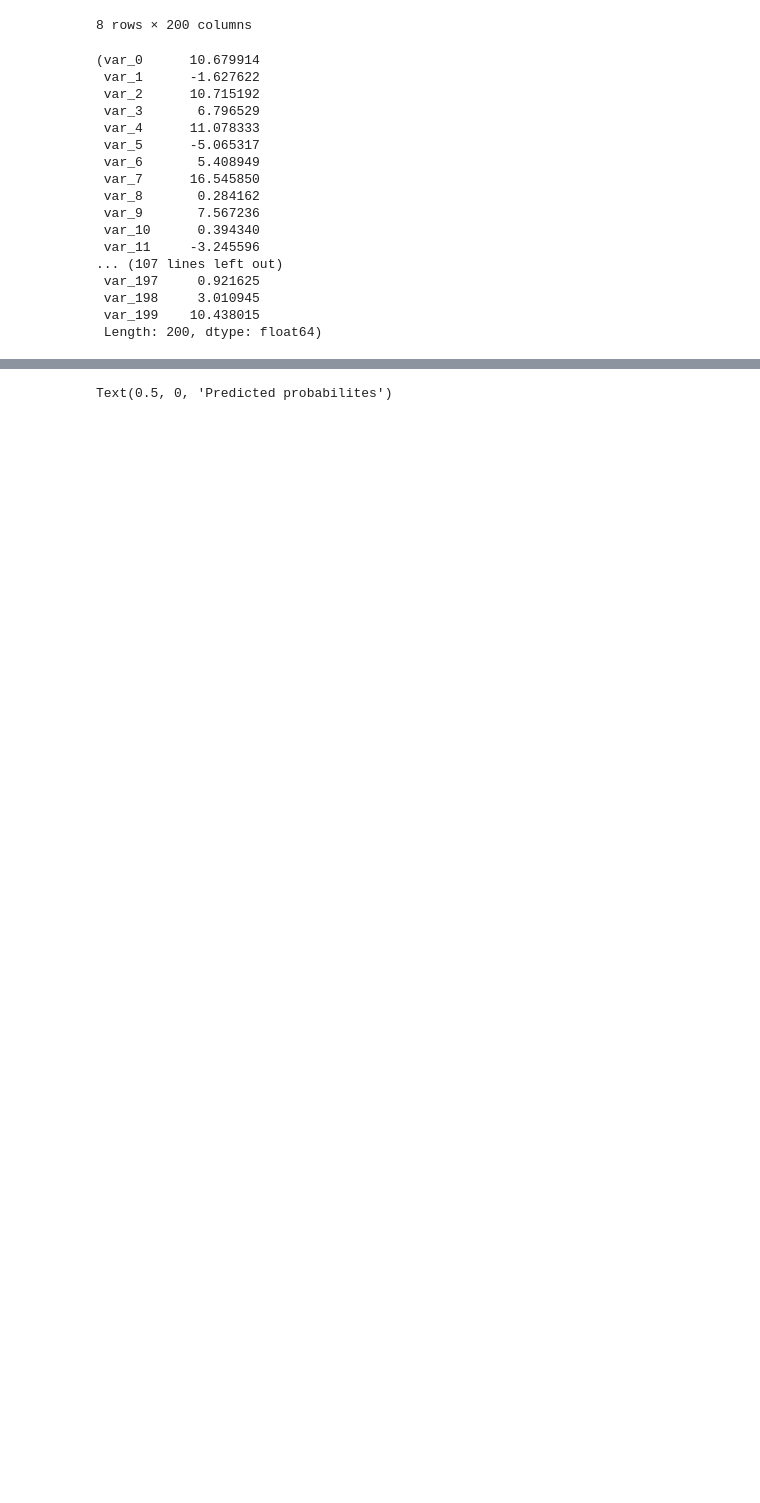
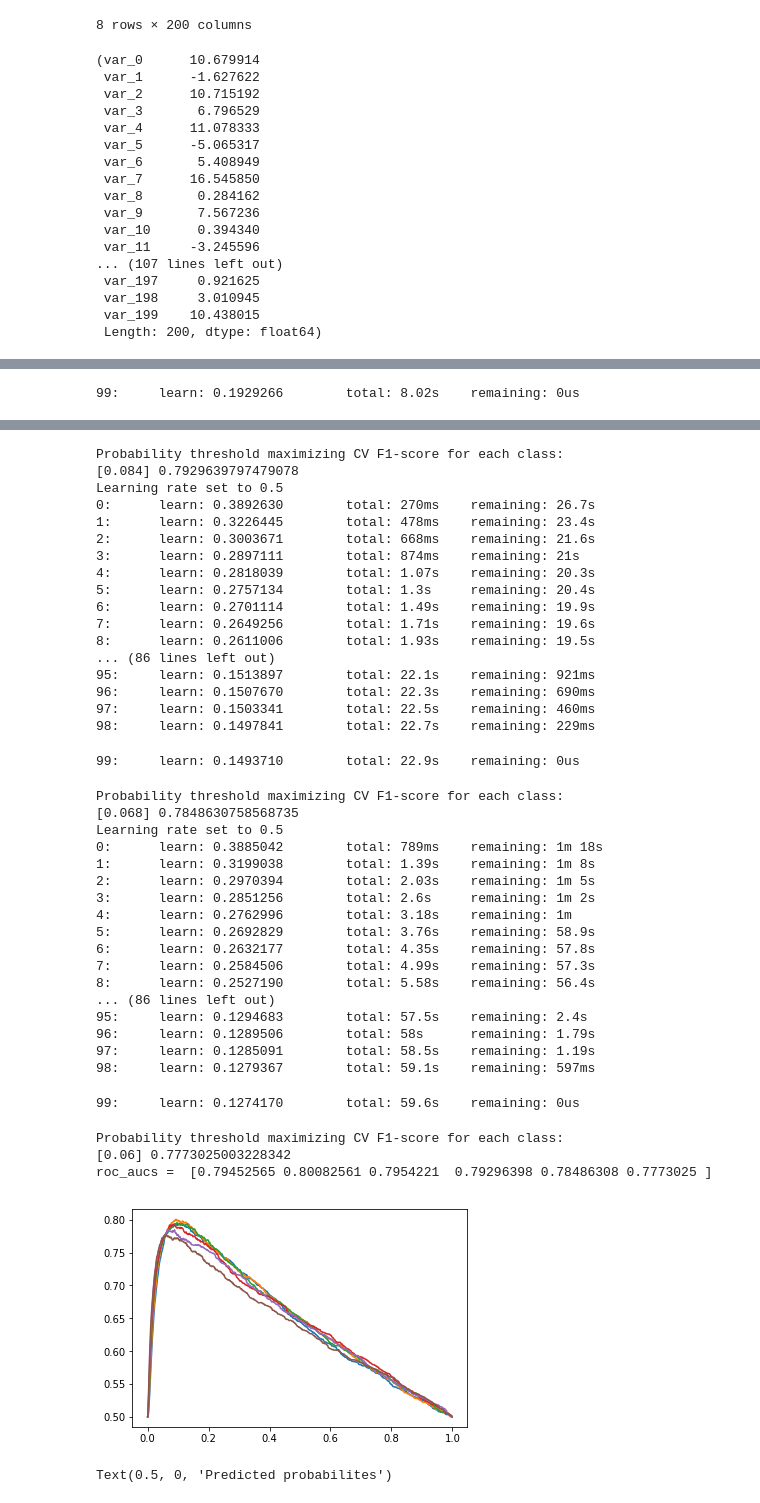
Before and after one commit to AnastassiyaP/kaggle-santander, a Jupyter notebook: CAT boost.ipynb, the cells around one changed output, grey strips where cells are left out. Saved outputs shown, nothing was run; the diff lists cells and outputs as text; code cells hidden in the pictures; blank space fills up the shorter version.

```diff
--- a/CAT boost.ipynb
+++ b/CAT boost.ipynb
@@ -83,20 +91,22 @@ X.shape
 # %%
+models = np.array([])
+roc_aucs = np.array([])
 
-# initialize data
-
-test_data = catboost_pool = Pool(X_val,
-                                 y_val)
-
-model = CatBoostClassifier(iterations=50,
-                           depth=5,
-                           learning_rate=0.5,
-                           loss_function='Logloss',
-                           logging_level='Verbose')
-#train the model
-model.fit(X, y)
-# make the prediction using the resulting model
-preds_class = model.predict(test_data)
-preds_proba = model.predict_proba(test_data)
-print("class = ", preds_class)
-print("proba = ", preds_proba)
+for depth in [5,6,7,8,9,10]:
+    model = CatBoostClassifier(iterations=100,
+                       depth=depth,
+                       #learning_rate=lr,
+                       loss_function='Logloss',
+                       #logging_level='Verbose'
+                    )
+    #train the model
+    model.fit(X, y)
+    preds_proba = model.predict_proba(test_data)
+    val_pred= np.array(preds_proba)[:,1]
+    roc_aucs=np.append(roc_aucs,roc_auc_calc(val_pred))
+    models=np.append(models,model)
+# # make the prediction using the resulting model
+# preds_class = model.predict(test_data)
+# preds_proba = model.predict_proba(test_data)
+print("roc_aucs = ", roc_aucs)
 # %% [output]
@@ -119,0 +147 @@ print("proba = ", preds_proba)
+99:     learn: 0.1929266        total: 8.02s    remaining: 0us
@@ -119,0 +182,40 @@ print("proba = ", preds_proba)
+Probability threshold maximizing CV F1-score for each class:
+[0.084] 0.7929639797479078
+Learning rate set to 0.5
+0:      learn: 0.3892630        total: 270ms    remaining: 26.7s
+1:      learn: 0.3226445        total: 478ms    remaining: 23.4s
+2:      learn: 0.3003671        total: 668ms    remaining: 21.6s
+3:      learn: 0.2897111        total: 874ms    remaining: 21s
+4:      learn: 0.2818039        total: 1.07s    remaining: 20.3s
+5:      learn: 0.2757134        total: 1.3s     remaining: 20.4s
+6:      learn: 0.2701114        total: 1.49s    remaining: 19.9s
+7:      learn: 0.2649256        total: 1.71s    remaining: 19.6s
+8:      learn: 0.2611006        total: 1.93s    remaining: 19.5s
+... (86 lines left out)
+95:     learn: 0.1513897        total: 22.1s    remaining: 921ms
+96:     learn: 0.1507670        total: 22.3s    remaining: 690ms
+97:     learn: 0.1503341        total: 22.5s    remaining: 460ms
+98:     learn: 0.1497841        total: 22.7s    remaining: 229ms
+99:     learn: 0.1493710        total: 22.9s    remaining: 0us
+Probability threshold maximizing CV F1-score for each class:
+[0.068] 0.7848630758568735
+Learning rate set to 0.5
+0:      learn: 0.3885042        total: 789ms    remaining: 1m 18s
+1:      learn: 0.3199038        total: 1.39s    remaining: 1m 8s
+2:      learn: 0.2970394        total: 2.03s    remaining: 1m 5s
+3:      learn: 0.2851256        total: 2.6s     remaining: 1m 2s
+4:      learn: 0.2762996        total: 3.18s    remaining: 1m
+5:      learn: 0.2692829        total: 3.76s    remaining: 58.9s
+6:      learn: 0.2632177        total: 4.35s    remaining: 57.8s
+7:      learn: 0.2584506        total: 4.99s    remaining: 57.3s
+8:      learn: 0.2527190        total: 5.58s    remaining: 56.4s
+... (86 lines left out)
+95:     learn: 0.1294683        total: 57.5s    remaining: 2.4s
+96:     learn: 0.1289506        total: 58s      remaining: 1.79s
+97:     learn: 0.1285091        total: 58.5s    remaining: 1.19s
+98:     learn: 0.1279367        total: 59.1s    remaining: 597ms
+99:     learn: 0.1274170        total: 59.6s    remaining: 0us
+Probability threshold maximizing CV F1-score for each class:
+[0.06] 0.7773025003228342
+roc_aucs =  [0.79452565 0.80082561 0.7954221  0.79296398 0.78486308 0.7773025 ]
+[figure, added]
```
Also changed, not shown: parts of 12 cells of this notebook, 1 other file.
